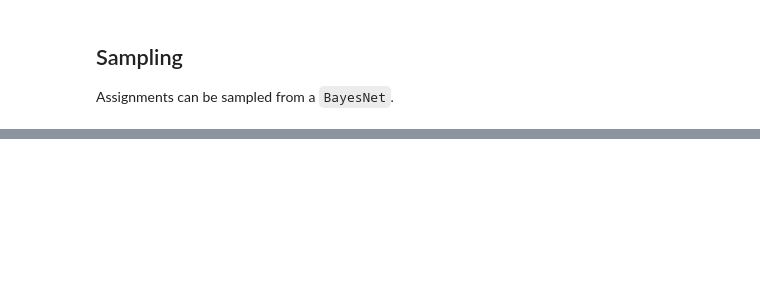
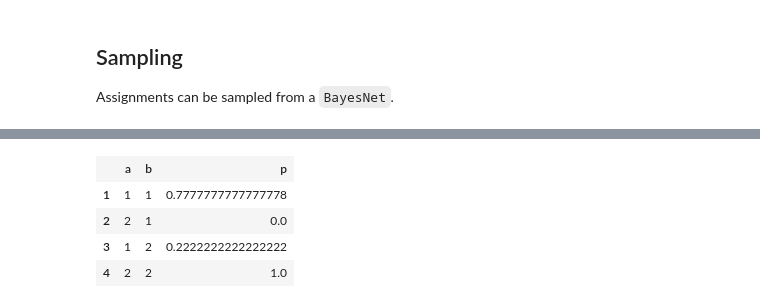
Before and after one commit to sisl/BayesNets.jl, a Jupyter notebook: doc/BayesNets.ipynb, the cells around one changed output, grey strips where cells are left out. Saved outputs shown, nothing was run; the diff lists cells and outputs as text; code cells hidden in the pictures; blank space fills up the shorter version.

```diff
--- a/doc/BayesNets.ipynb
+++ b/doc/BayesNets.ipynb
@@ -101,0 +51,9 @@ tt = sumout(tt, [:B, :S])
+# %%
+a = randn(100)
+b = randn(100) .+ 2*a .+ 3
+
+data = DataFrame(a=a, b=b)
+cpdA = fit(StaticCPD{Normal}, data, :a)
+cpdB = fit(LinearGaussianCPD, data, :b, [:a])
+
+bn2 = BayesNet([cpdA, cpdB])
@@ -209,0 +199,8 @@ log_bayes_score(bn, d) # poor structures will produce lower Bayesian scores
+# %%
+table(bn, :b) # obtain the factor table for a node
+# %% [output]
+|  | a | b | p |
+| 1 | 1 | 1 | 0.7777777777777778 |
+| 2 | 2 | 1 | 0.0 |
+| 3 | 1 | 2 | 0.2222222222222222 |
+| 4 | 2 | 2 | 1.0 |
```
Also changed, not shown: parts of 58 cells of this notebook, 19 other files.
